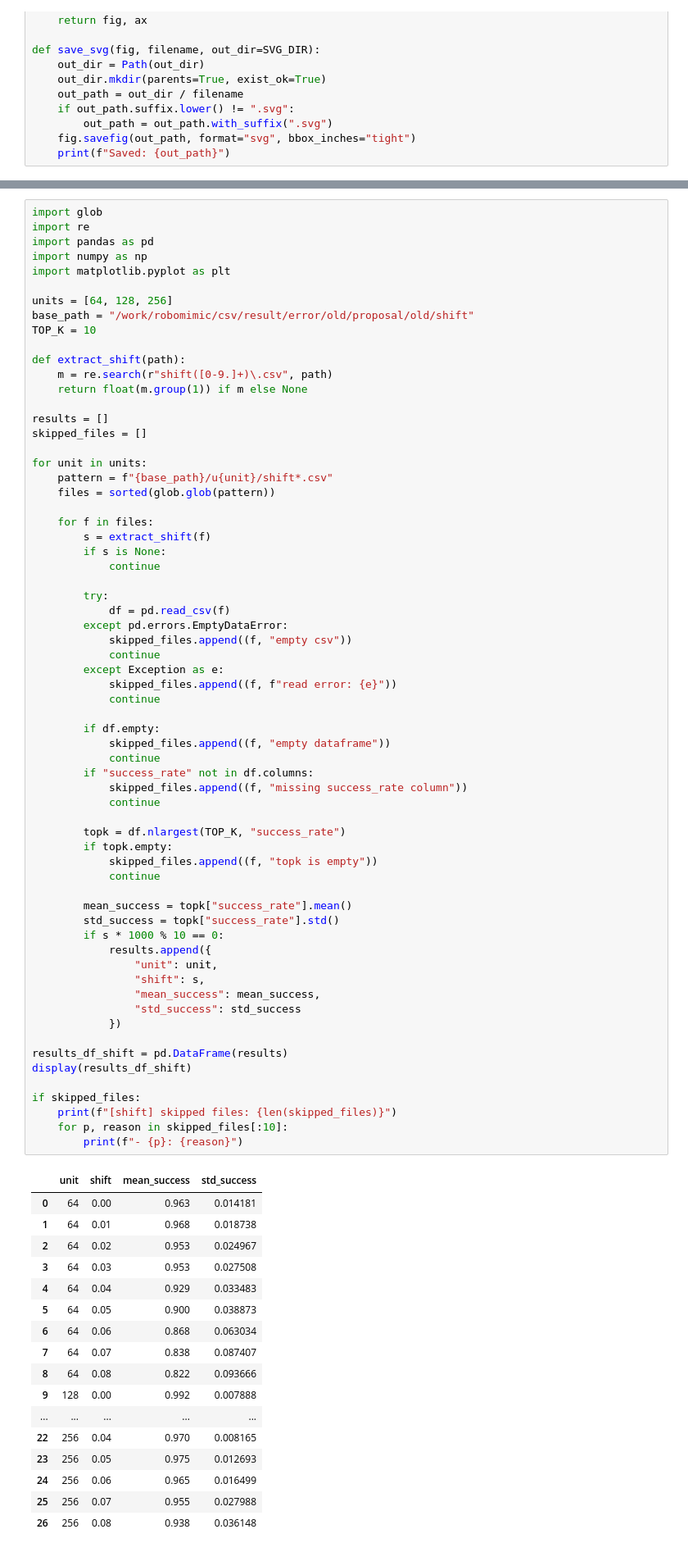
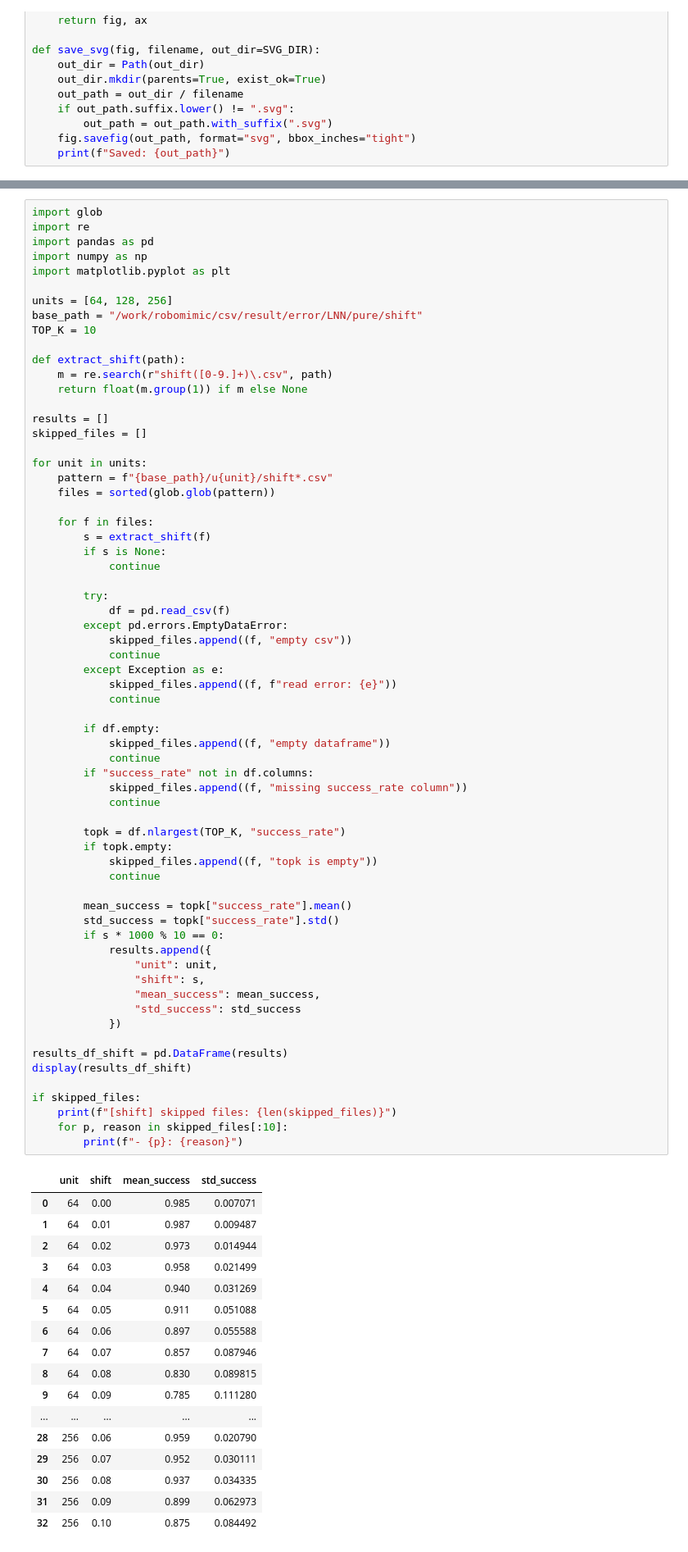
Before and after one commit to yuuharu11/LNN-control, a Jupyter notebook: robomimic/myscript/ipynb/error_injection_pure.ipynb, the cells around one changed output, grey strips where cells are left out. Shown at 82% size. Cells and saved outputs as stored; diff of their text form.

```diff
--- a/robomimic/myscript/ipynb/error_injection_pure.ipynb
+++ b/robomimic/myscript/ipynb/error_injection_pure.ipynb
@@ -219,7 +242,7 @@ import numpy as np
 import matplotlib.pyplot as plt
 
 units = [64, 128, 256]
-base_path = "/work/robomimic/csv/result/error/old/proposal/old/shift"
+base_path = "/work/robomimic/csv/result/error/LNN/pure/shift"
 TOP_K = 10
 
 def extract_shift(path):
@@ -251,46 +274,46 @@ for unit in units:
             skipped_files.append((f, "empty dataframe"))
             continue
         if "success_rate" not in df.columns:
             skipped_files.append((f, "missing success_rate column"))
             continue
 
         topk = df.nlargest(TOP_K, "success_rate")
         if topk.empty:
             skipped_files.append((f, "topk is empty"))
             continue
 
         mean_success = topk["success_rate"].mean()
         std_success = topk["success_rate"].std()
         if s * 1000 % 10 == 0:
             results.append({
                 "unit": unit,
                 "shift": s,
                 "mean_success": mean_success,
                 "std_success": std_success
             })
 
 results_df_shift = pd.DataFrame(results)
 display(results_df_shift)
 
 if skipped_files:
     print(f"[shift] skipped files: {len(skipped_files)}")
     for p, reason in skipped_files[:10]:
         print(f"- {p}: {reason}")
 # %% [output]
 |  | unit | shift | mean_success | std_success |
-| 0 | 64 | 0.00 | 0.963 | 0.014181 |
-| 1 | 64 | 0.01 | 0.968 | 0.018738 |
-| 2 | 64 | 0.02 | 0.953 | 0.024967 |
-| 3 | 64 | 0.03 | 0.953 | 0.027508 |
-| 4 | 64 | 0.04 | 0.929 | 0.033483 |
-| 5 | 64 | 0.05 | 0.900 | 0.038873 |
-| 6 | 64 | 0.06 | 0.868 | 0.063034 |
-| 7 | 64 | 0.07 | 0.838 | 0.087407 |
-| 8 | 64 | 0.08 | 0.822 | 0.093666 |
-| 9 | 128 | 0.00 | 0.992 | 0.007888 |
+| 0 | 64 | 0.00 | 0.985 | 0.007071 |
+| 1 | 64 | 0.01 | 0.987 | 0.009487 |
+| 2 | 64 | 0.02 | 0.973 | 0.014944 |
+| 3 | 64 | 0.03 | 0.958 | 0.021499 |
+| 4 | 64 | 0.04 | 0.940 | 0.031269 |
+| 5 | 64 | 0.05 | 0.911 | 0.051088 |
+| 6 | 64 | 0.06 | 0.897 | 0.055588 |
+| 7 | 64 | 0.07 | 0.857 | 0.087946 |
+| 8 | 64 | 0.08 | 0.830 | 0.089815 |
+| 9 | 64 | 0.09 | 0.785 | 0.111280 |
 | ... | ... | ... | ... | ... |
-| 22 | 256 | 0.04 | 0.970 | 0.008165 |
-| 23 | 256 | 0.05 | 0.975 | 0.012693 |
-| 24 | 256 | 0.06 | 0.965 | 0.016499 |
-| 25 | 256 | 0.07 | 0.955 | 0.027988 |
-| 26 | 256 | 0.08 | 0.938 | 0.036148 |
+| 28 | 256 | 0.06 | 0.959 | 0.020790 |
+| 29 | 256 | 0.07 | 0.952 | 0.030111 |
+| 30 | 256 | 0.08 | 0.937 | 0.034335 |
+| 31 | 256 | 0.09 | 0.899 | 0.062973 |
+| 32 | 256 | 0.10 | 0.875 | 0.084492 |
```
Also changed, not shown: parts of 9 cells of this notebook, 8 other files.
